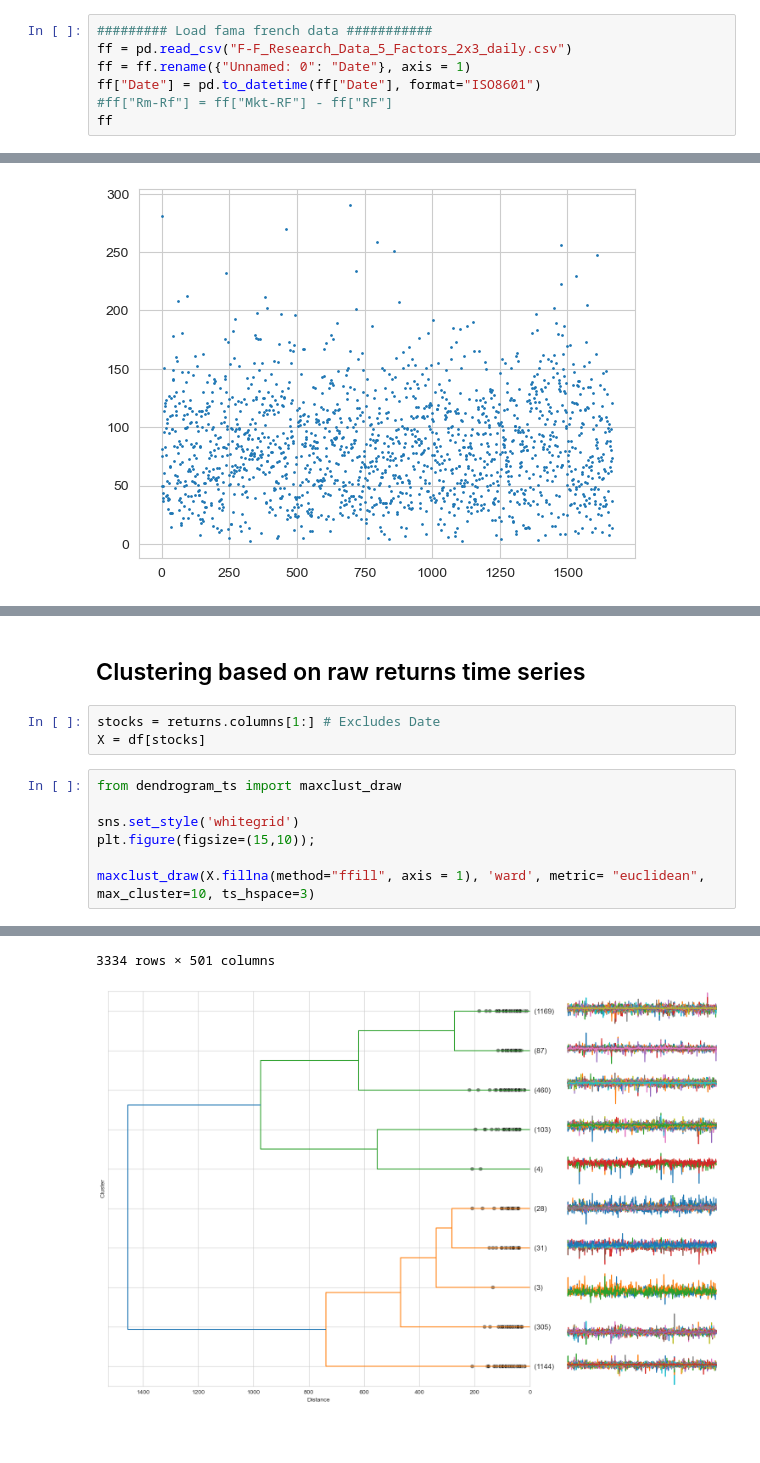
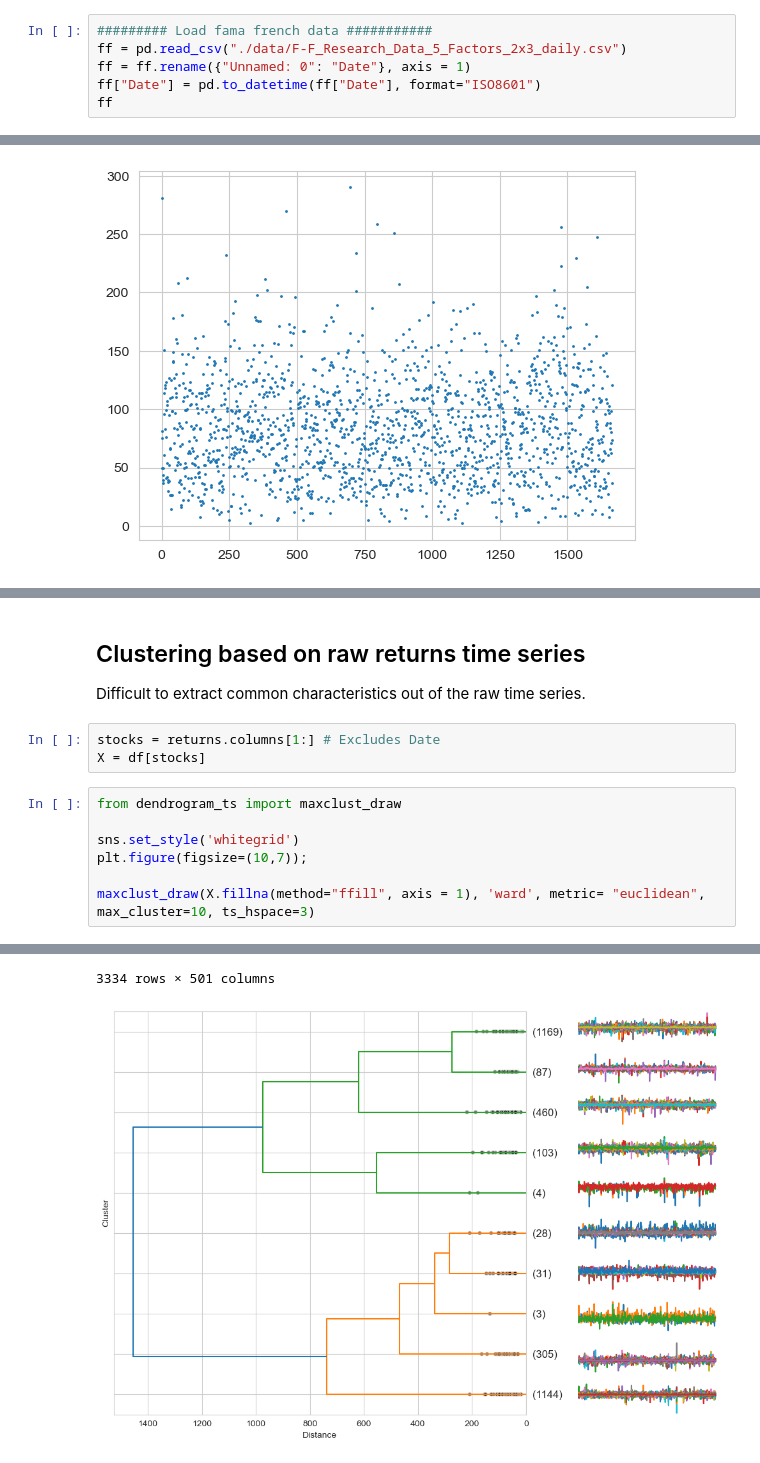
Before and after one commit to oskargirardin/Financial_Econometrics_Hwk3, a Jupyter notebook: Hwk3.ipynb, the cells around one changed output, grey strips where cells are left out. Cells and saved outputs as stored; diff of their text form; blank space fills up the shorter version.

```diff
--- a/Hwk3.ipynb
+++ b/Hwk3.ipynb
@@ -19,10 +19,9 @@ DARK_COL = "#6876a4"
 LIGHT_COL = "#f0b64d"
 # %%
 ######### Load fama french data ###########
-ff = pd.read_csv("F-F_Research_Data_5_Factors_2x3_daily.csv")
+ff = pd.read_csv("./data/F-F_Research_Data_5_Factors_2x3_daily.csv")
 ff = ff.rename({"Unnamed: 0": "Date"}, axis = 1)
 ff["Date"] = pd.to_datetime(ff["Date"], format="ISO8601")
-#ff["Rm-Rf"] = ff["Mkt-RF"] - ff["RF"]
 ff
 # %% [output]
 |  | Date | Mkt-RF | SMB | HML | RMW | CMA | RF |
@@ -413,5 +471,7 @@ plt.show()
 # %% [markdown]
 ## Clustering based on raw returns time series
+
+Difficult to extract common characteristics out of the raw time series.
 # %%
 stocks = returns.columns[1:] # Excludes Date
 X = df[stocks]
@@ -419,7 +479,7 @@ X = df[stocks]
 from dendrogram_ts import maxclust_draw
 
 sns.set_style('whitegrid')
-plt.figure(figsize=(15,10));
+plt.figure(figsize=(10,7));
 
 maxclust_draw(X.fillna(method="ffill", axis = 1), 'ward', metric= "euclidean", max_cluster=10, ts_hspace=3)
 # %% [output]
@@ -432,8 +492,8 @@ maxclust_draw(X.fillna(method="ffill", axis = 1), 'ward', metric= "euclidean", m
 | ... | ... | ... | ... | ... | ... | ... | ... | ... | ... | ... | ... | ... |
 | 3329 | 0.837650 | 1.590773 | 3.467113 | -1.236952 | -0.304236 | 0.178861 | 0.417280 | 0.498369 | 0.717993 | -0.483886 | ... | ... |
 | 3330 | -0.331202 | 0.286533 | 0.867762 | -0.398826 | 0.449672 | 0.832565 | -1.380599 | 0.645697 | 0.378905 | 0.066975 | ... | ... |
 | 3331 | 0.915649 | 2.612226 | 1.551751 | 1.959749 | -0.158096 | 0.612047 | 1.542968 | 1.470951 | 1.780423 | 1.530807 | ... | ... |
 | 3332 | 0.477010 | 0.832759 | 0.897704 | 0.984129 | -0.050655 | 0.232478 | 0.465358 | 0.088453 | 0.966943 | 0.720049 | ... | ... |
 | 3333 | 2.822444 | 1.916552 | 2.497840 | 1.552309 | 0.913997 | 0.482086 | 2.176385 | 0.014738 | 1.108255 | 0.904512 | ... | ... |
 3334 rows × 501 columns
-[figure, old version]
+[figure, new version]
```
Also changed, not shown: parts of 39 cells of this notebook, 2 other files.
